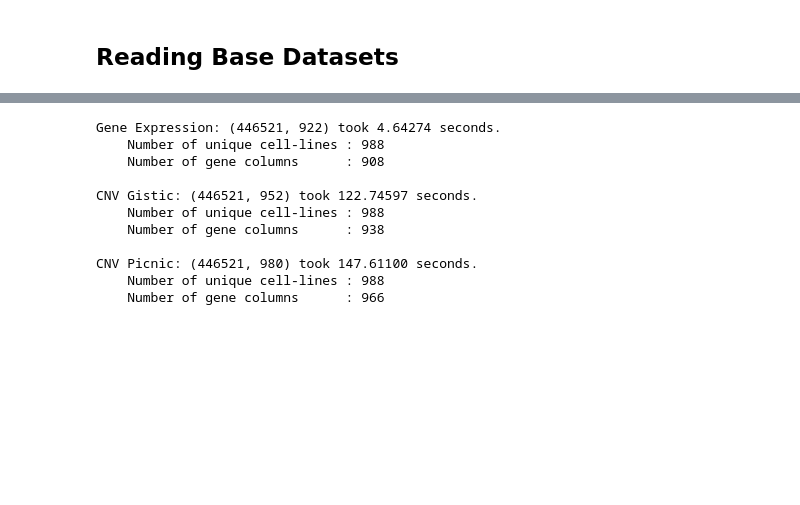
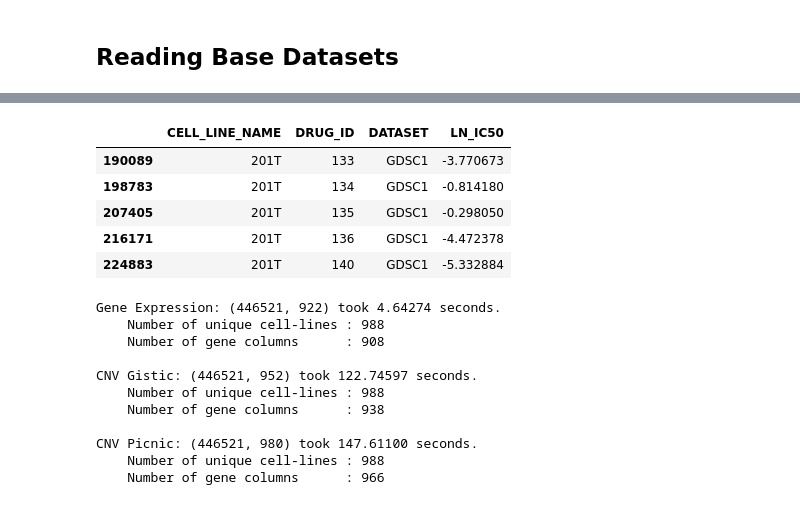
Before and after one commit to PeeteKeesel/gnn-for-drug-response-prediction, a Jupyter notebook: 09_baseline_clean.ipynb, the cells around one changed output, grey strips where cells are left out. Drawn from its saved outputs; the diff is of its cells as text; code cells hidden in the pictures; blank space fills up the shorter version.

```diff
--- a/09_baseline_clean.ipynb
+++ b/09_baseline_clean.ipynb
@@ -41,3 +91,12 @@ PATH_TO_SAVE_DATA_TO = '../../datasets/gdsc/my_datasets/'
+# %%
+drug_cl__gdsc1.head(5)
+# %% [output]
+|  | CELL_LINE_NAME | DRUG_ID | DATASET | LN_IC50 |
+| 190089 | 201T | 133 | GDSC1 | -3.770673 |
+| 198783 | 201T | 134 | GDSC1 | -0.814180 |
+| 207405 | 201T | 135 | GDSC1 | -0.298050 |
+| 216171 | 201T | 136 | GDSC1 | -4.472378 |
+| 224883 | 201T | 140 | GDSC1 | -5.332884 |
 # %%
 # ----------------------- #
 # IMPORT FEATURE DATASETS #
```
Also changed, not shown: parts of 4 cells of this notebook, 4 other files.
